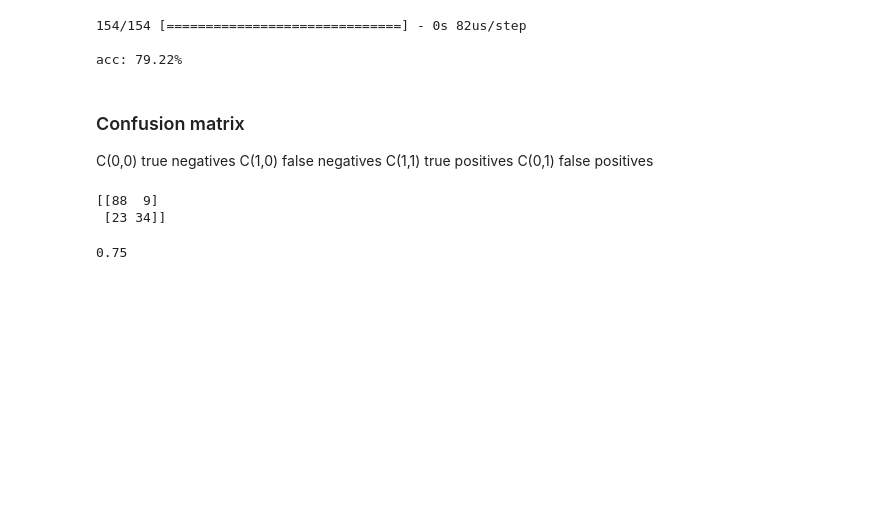
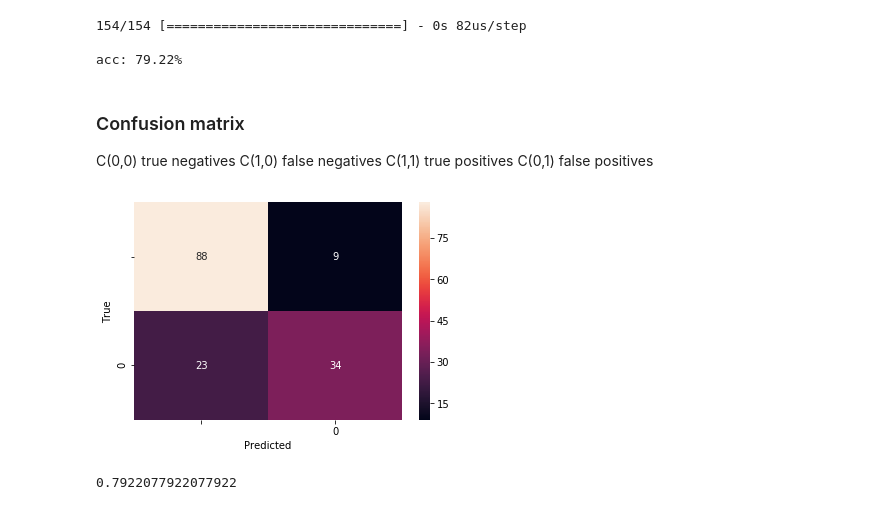
Before and after one commit to UoA-eResearch/deep-learning-tutorial-2019, a Jupyter notebook: Exercise 1 - binary pima indians.ipynb, the cells around one changed output. Saved outputs shown, nothing was run; the diff lists cells and outputs as text; code cells hidden in the pictures; blank space fills up the shorter version.

Commit message:
Added confusion matrix labels

```diff
--- a/Exercise 1 - binary pima indians.ipynb
+++ b/Exercise 1 - binary pima indians.ipynb
@@ -195,15 +194,29 @@ C(0,0) true negatives
 C(1,0) false negatives
 C(1,1) true positives
 C(0,1) false positives
+# %%
+def draw_confusion_matrix(true, pred, labels):
+  """
+  Drawing confusion matrix
+  """
+
+  cm = metrics.confusion_matrix(true, pred, labels)
+  ax = plt.subplot()
+  sns.heatmap(cm, annot=True, ax=ax)
+  ax.set_xticklabels(['']+labels)
+  ax.set_yticklabels(['']+labels)
+  ax.set_xlabel("Predicted")
+  ax.set_ylabel("True")
+  plt.show()
+
+  return cm
 # %%
 y_pred = model.predict_classes(X_test)
-# %%
-matrix = metrics.confusion_matrix(y_test,y_pred) # (y_true, y_pred)
-print(matrix)
-# %% [output]
-[[88  9]
- [23 34]]
-# %%
-(451+125)/(143+49+451+125)
-# %% [output]
-0.75
+# %%
+matrix = draw_confusion_matrix(y_test, y_pred, [0,1])
+# %% [output]
+[figure, added]
+# %%
+np.sum(np.diag(matrix))/np.sum(matrix)
+# %% [output]
+0.7922077922077922
```
Also changed, not shown: parts of 1 cell of this notebook.
